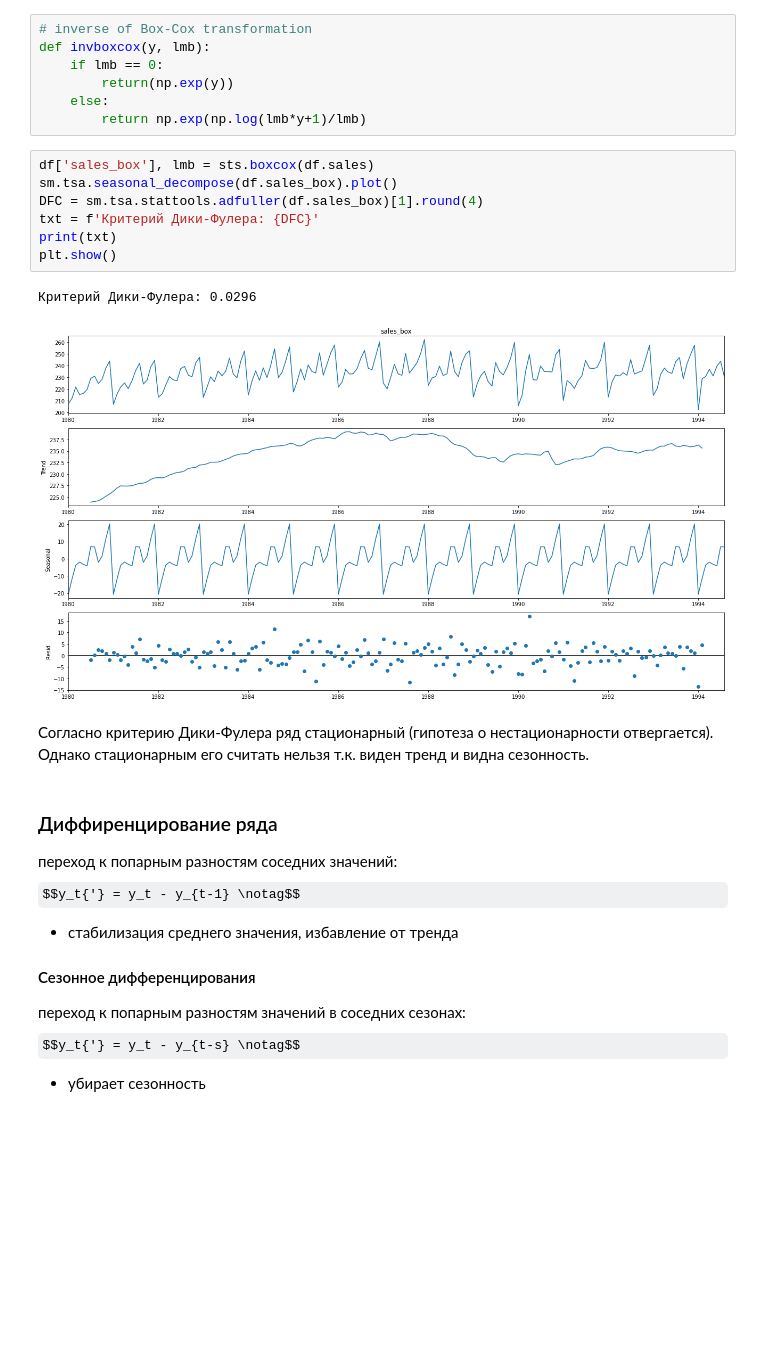
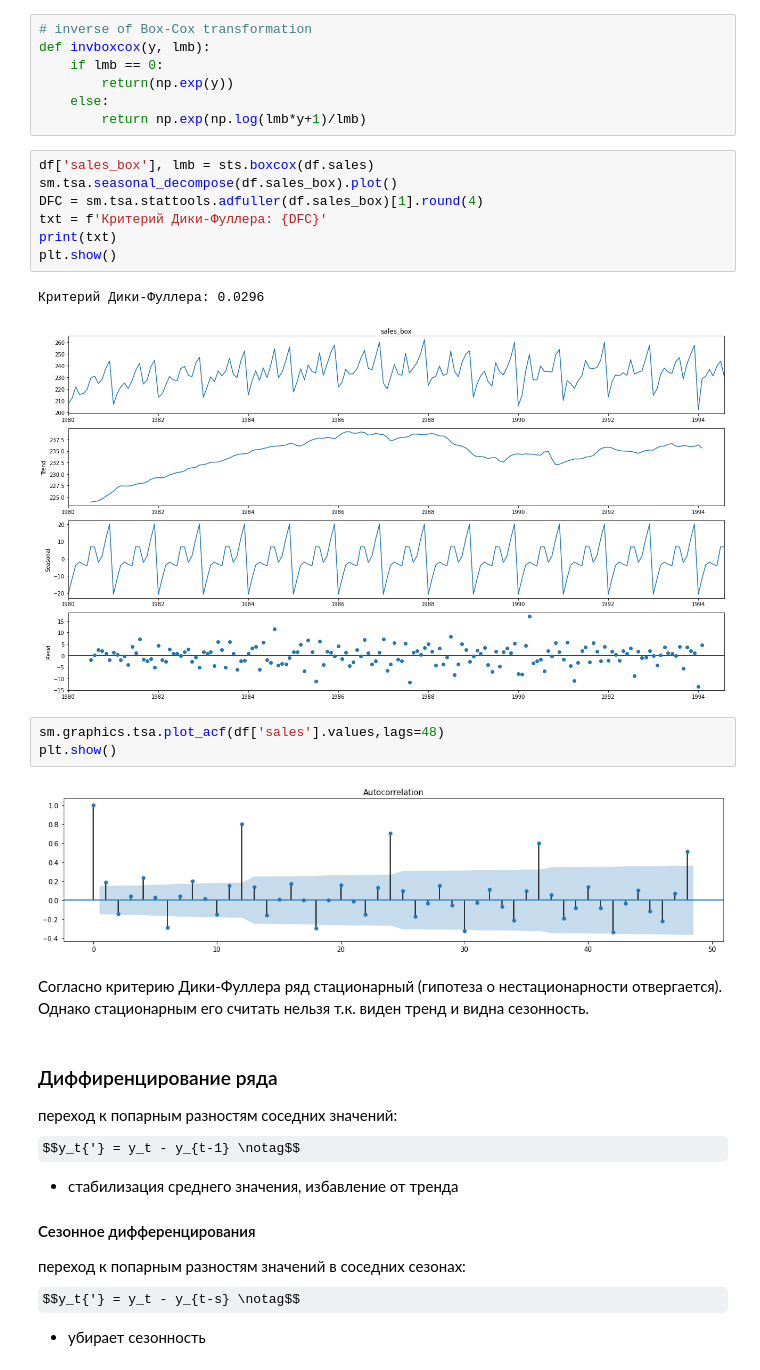
Before and after one commit to AtlanticP/ML, a Jupyter notebook: TSF.ipynb, the cells around one changed output. Saved outputs shown, nothing was run; the diff lists cells and outputs as text; some formulas as TeX source; blank space fills up the shorter version.

```diff
--- a/TSF.ipynb
+++ b/TSF.ipynb
@@ -88,14 +90,19 @@ def invboxcox(y, lmb):
 df['sales_box'], lmb = sts.boxcox(df.sales)
 sm.tsa.seasonal_decompose(df.sales_box).plot()
 DFC = sm.tsa.stattools.adfuller(df.sales_box)[1].round(4)
-txt = f'Критерий Дики-Фулера: {DFC}'
+txt = f'Критерий Дики-Фуллера: {DFC}'
 print(txt)
 plt.show()
 # %% [output]
-Критерий Дики-Фулера: 0.0296
+Критерий Дики-Фуллера: 0.0296
 [figure]
+# %%
+sm.graphics.tsa.plot_acf(df['sales'].values,lags=48)
+plt.show()
+# %% [output]
+[figure, added]
 # %% [markdown]
-Согласно критерию Дики-Фулера ряд стационарный (гипотеза о нестационарности отвергается). Однако стационарным его считать нельзя т.к. виден тренд и видна сезонность.
+Согласно критерию Дики-Фуллера ряд стационарный (гипотеза о нестационарности отвергается). Однако стационарным его считать нельзя т.к. виден тренд и видна сезонность.
 # %% [markdown]
 ### Диффиренцирование ряда
 переход к попарным разностям соседних значений:
```
Also changed, not shown: parts of 19 cells of this notebook.
